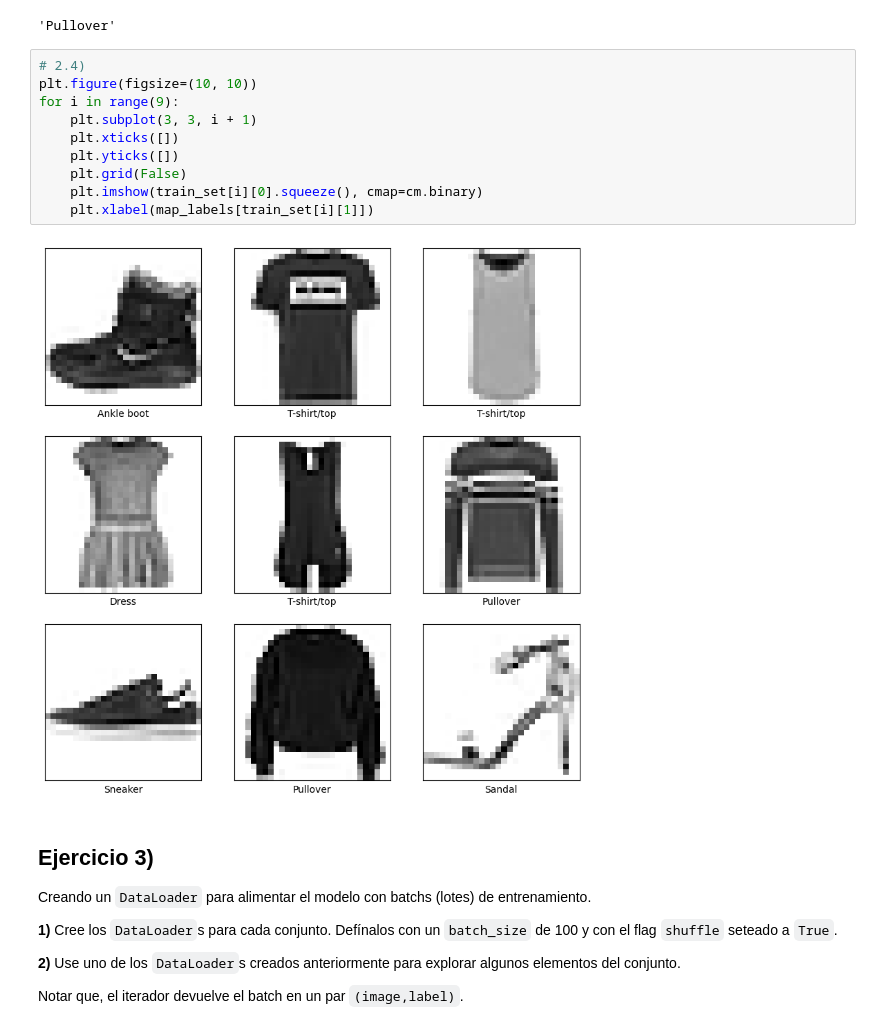
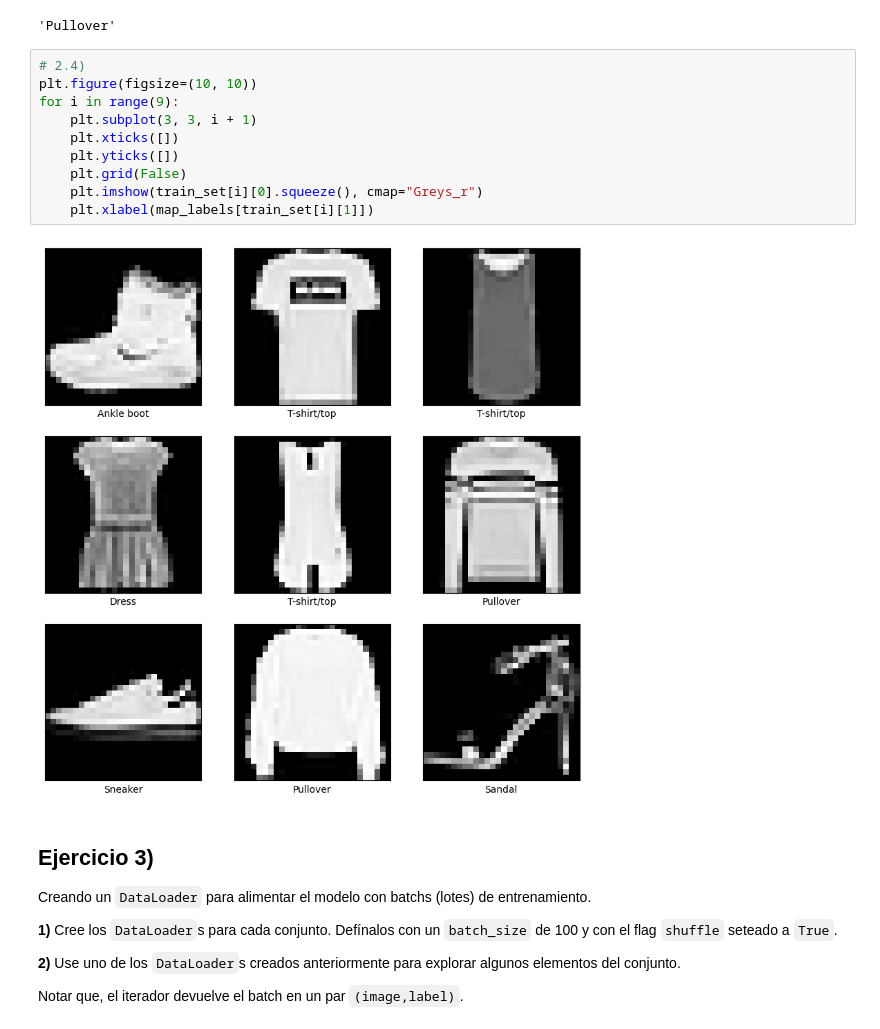
Before and after one commit to aletole1/Clasificando-Fashion-MNIST-con-PyTorch, a Jupyter notebook: redes_neuronales_2024_guia_12.ipynb, the cells around one changed output. Cells and saved outputs as stored; diff of their text form.

```diff
--- a/redes_neuronales_2024_guia_12.ipynb
+++ b/redes_neuronales_2024_guia_12.ipynb
@@ -114,15 +114,15 @@ map_labels[train_set[123][1]]
 # %%
 # 2.4)
 plt.figure(figsize=(10, 10))
 for i in range(9):
     plt.subplot(3, 3, i + 1)
     plt.xticks([])
     plt.yticks([])
     plt.grid(False)
-    plt.imshow(train_set[i][0].squeeze(), cmap=cm.binary)
+    plt.imshow(train_set[i][0].squeeze(), cmap="Greys_r")
     plt.xlabel(map_labels[train_set[i][1]])
 # %% [output]
-[figure, old version]
+[figure, new version]
 # %% [markdown]
 ## Ejercicio 3)
 
```
Also changed, not shown: parts of 15 cells of this notebook, 11 other files.
